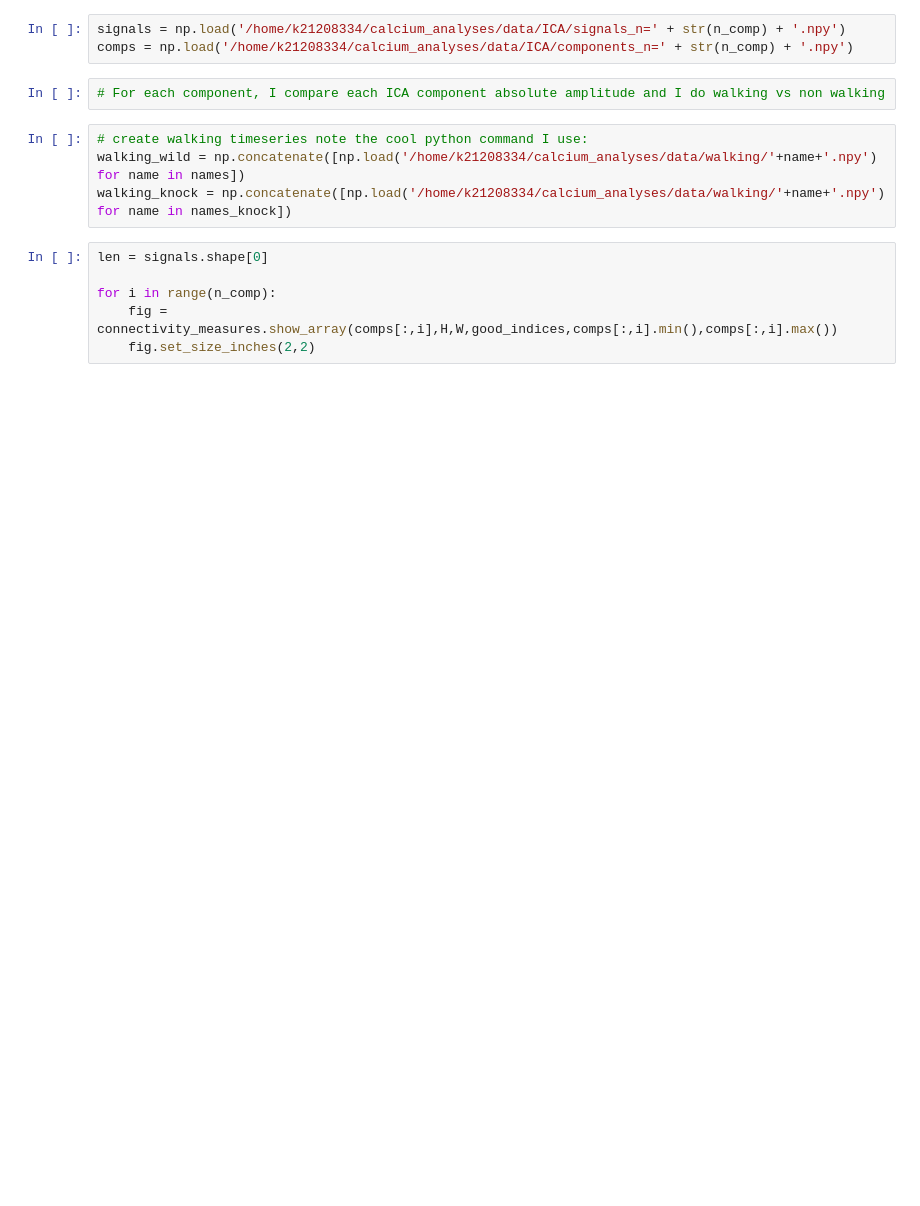
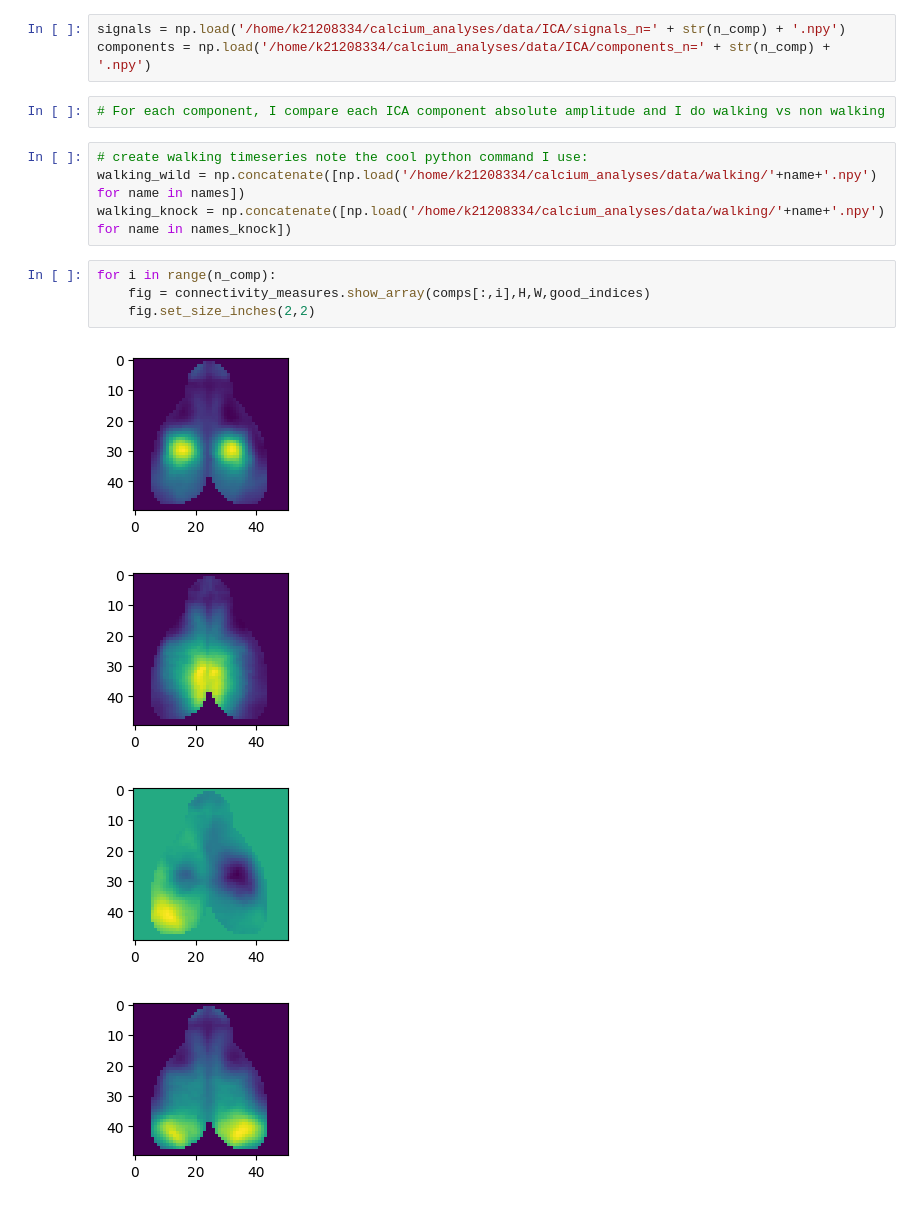
Before and after one commit to alteriis/calcium_dynamics, a Jupyter notebook: analyze/Analyze ICA.ipynb, the cells around one changed output. Cells and saved outputs as stored; diff of their text form; blank space fills up the shorter version.

```diff
--- a/analyze/Analyze ICA.ipynb
+++ b/analyze/Analyze ICA.ipynb
@@ -25,7 +25,7 @@ names_knock = ["NXAK24.1C","NXAK20.1B","NXAK16.1B","NXAK10.1A","NXAK4.1A","NRXN7
 n_comp = 10 # i choose this n of components because it's the most convincing
 # %%
 signals = np.load('/home/k21208334/calcium_analyses/data/ICA/signals_n=' + str(n_comp) + '.npy')
-comps = np.load('/home/k21208334/calcium_analyses/data/ICA/components_n=' + str(n_comp) + '.npy')
+components = np.load('/home/k21208334/calcium_analyses/data/ICA/components_n=' + str(n_comp) + '.npy')
 # %%
 # For each component, I compare each ICA component absolute amplitude and I do walking vs non walking
 # %%
@@ -33,8 +33,11 @@ comps = np.load('/home/k21208334/calcium_analyses/data/ICA/components_n=' + str(
 walking_wild = np.concatenate([np.load('/home/k21208334/calcium_analyses/data/walking/'+name+'.npy') for name in names])
 walking_knock = np.concatenate([np.load('/home/k21208334/calcium_analyses/data/walking/'+name+'.npy') for name in names_knock])
 # %%
-len = signals.shape[0]
-
 for i in range(n_comp):
-    fig = connectivity_measures.show_array(comps[:,i],H,W,good_indices,comps[:,i].min(),comps[:,i].max())
+    fig = connectivity_measures.show_array(comps[:,i],H,W,good_indices)
     fig.set_size_inches(2,2)
+# %% [output]
+[figure, added]
+[figure, added]
+[figure, added]
+[figure, added]
```
Also changed, not shown: parts of 7 cells of this notebook.
